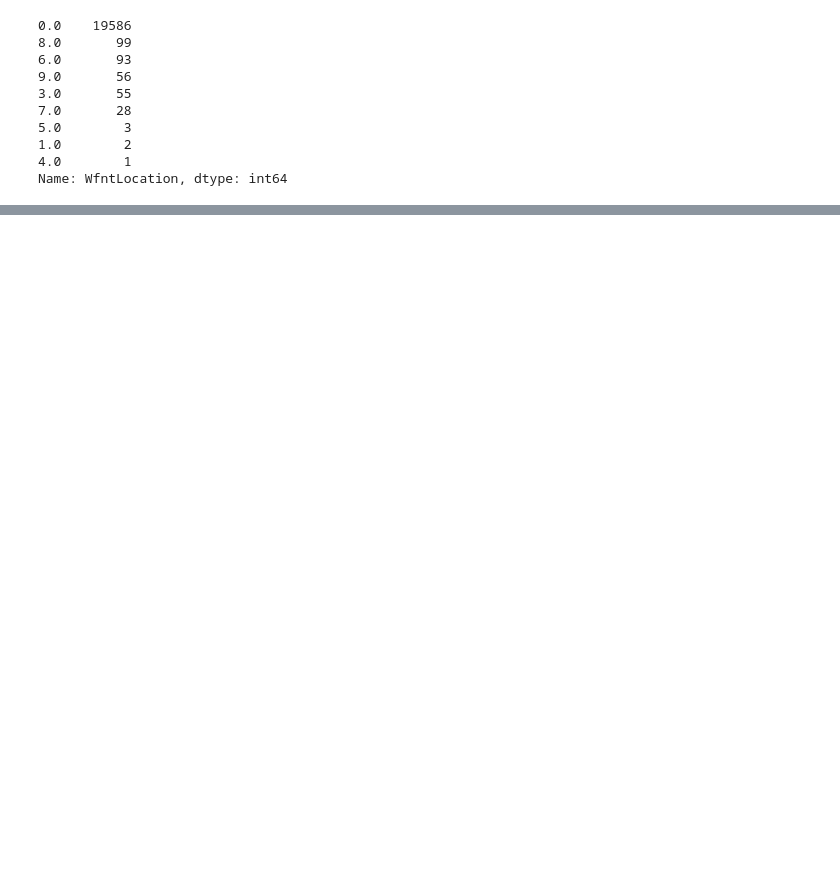
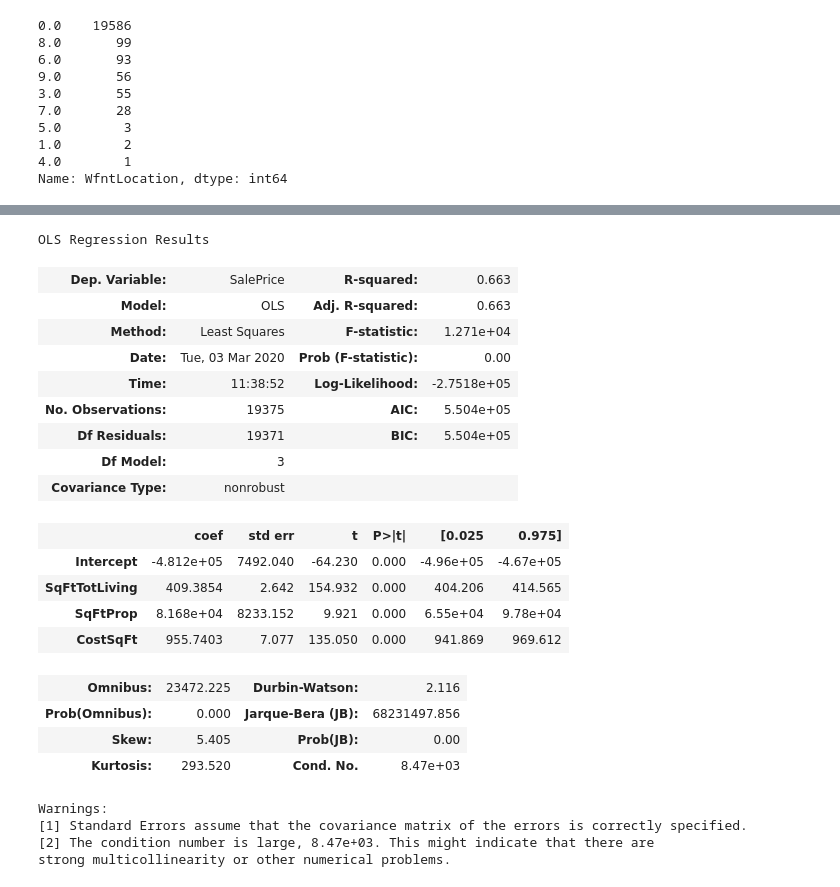
Before and after one commit to hmdev649/mod2-project, a Jupyter notebook: Exploratory Notebooks/Mihir Bhagat.ipynb, the cells around one changed output, grey strips where cells are left out. Cells and saved outputs as stored; diff of their text form; code cells hidden in the pictures; blank space fills up the shorter version.

```diff
--- a/Exploratory Notebooks/Mihir Bhagat.ipynb
+++ b/Exploratory Notebooks/Mihir Bhagat.ipynb
@@ -80,0 +152,29 @@ Name: WfntLocation, dtype: int64
+# %%
+fsm_df = final_df[["SalePrice", "SqFtTotLiving", "SqFtProp", "CostSqFt"]].copy()
+fsm_df.dropna(inplace=True)
+fsm = ols(formula="SalePrice ~ SqFtTotLiving + SqFtProp + CostSqFt", data=fsm_df).fit()
+fsm.summary()
+# %% [output]
+OLS Regression Results
+| Dep. Variable: | SalePrice | R-squared: | 0.663 |
+| Model: | OLS | Adj. R-squared: | 0.663 |
+| Method: | Least Squares | F-statistic: | 1.271e+04 |
+| Date: | Tue, 03 Mar 2020 | Prob (F-statistic): | 0.00 |
+| Time: | 11:38:52 | Log-Likelihood: | -2.7518e+05 |
+| No. Observations: | 19375 | AIC: | 5.504e+05 |
+| Df Residuals: | 19371 | BIC: | 5.504e+05 |
+| Df Model: | 3 |  |  |
+| Covariance Type: | nonrobust |  |  |
+|  | coef | std err | t | P>|t| | [0.025 | 0.975] |
+| Intercept | -4.812e+05 | 7492.040 | -64.230 | 0.000 | -4.96e+05 | -4.67e+05 |
+| SqFtTotLiving | 409.3854 | 2.642 | 154.932 | 0.000 | 404.206 | 414.565 |
+| SqFtProp | 8.168e+04 | 8233.152 | 9.921 | 0.000 | 6.55e+04 | 9.78e+04 |
+| CostSqFt | 955.7403 | 7.077 | 135.050 | 0.000 | 941.869 | 969.612 |
+| Omnibus: | 23472.225 | Durbin-Watson: | 2.116 |
+| Prob(Omnibus): | 0.000 | Jarque-Bera (JB): | 68231497.856 |
+| Skew: | 5.405 | Prob(JB): | 0.00 |
+| Kurtosis: | 293.520 | Cond. No. | 8.47e+03 |
+Warnings:
+[1] Standard Errors assume that the covariance matrix of the errors is correctly specified.
+[2] The condition number is large, 8.47e+03. This might indicate that there are
+strong multicollinearity or other numerical problems.
```
Also changed, not shown: parts of 26 cells of this notebook, 1 other file.
